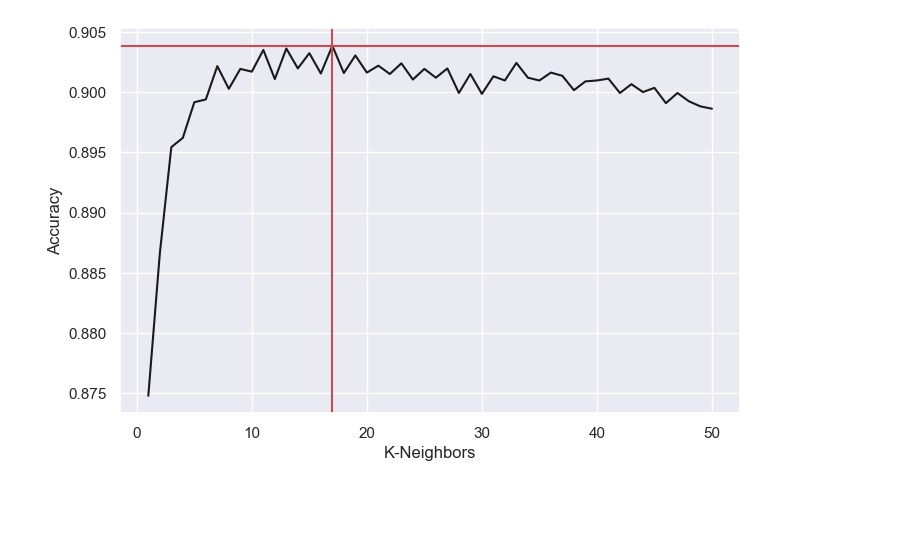
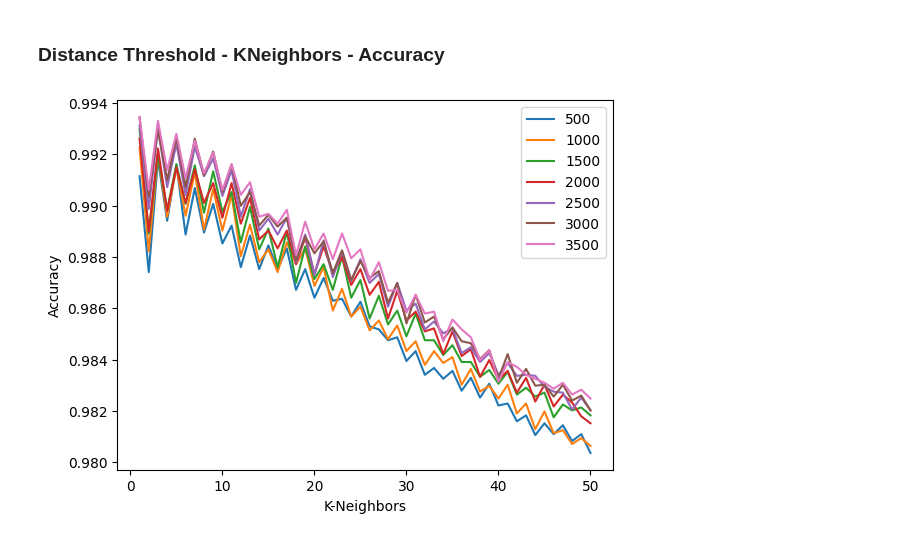
Before and after one commit to chhtwhc/DataMining-Final-Project, a Jupyter notebook: Final Project.ipynb, the cells around one changed output. Drawn from its saved outputs; the diff is of its cells as text; code cells hidden in the pictures; blank space fills up the shorter version.

```diff
--- a/Final Project.ipynb
+++ b/Final Project.ipynb
@@ -27,11 +39,4 @@ sn.heatmap(corrMatrix, annot=True)
-# %%
-# Select important variables
-trainFil = train.loc[:, ["Flight Distance", "Cleanliness"]]
-trainFil = trainFil.merge(train.loc[:, "Online boarding":"Baggage handling"], left_index=True, right_index=True)
-trainFil = trainFil.merge(trainDummy.loc[:, "Type of Travel_Business travel":"Class_Eco"], left_index=True, right_index=True)
-
-testFil = test.loc[:, ["Flight Distance", "Cleanliness"]]
-testFil = testFil.merge(test.loc[:, "Online boarding":"Baggage handling"], left_index=True, right_index=True)
-testFil = testFil.merge(testDummy.loc[:, "Type of Travel_Business travel":"Class_Eco"], left_index=True, right_index=True)
+# %% [markdown]
+### Distance Threshold - KNeighbors - Accuracy
 # %%
 from sklearn import preprocessing as pre
@@ -63,11 +77,11 @@ for n in range(1, 51):
-# %%
-plt.rcParams["figure.figsize"] = (8, 5)
-plt.plot(kNeighbor, accTrend, color="k")
-plt.axvline(x = accTrend.index(max(accTrend)) + 1, color = "r")
-plt.axhline(y = max(accTrend), color = "r")
-plt.xlabel("K-Neighbors")
-plt.ylabel("Accuracy")
-
-plt.show()
-# %% [output]
-[figure, removed]
+# %%
+for d in range(500, 4000, 500):
+    plt.plot(thresD[str(d)]["x"], thresD[str(d)]["y"], label = str(d))
+
+plt.rcParams["figure.figsize"] = (8, 6)
+plt.xlabel("K-Neighbors")
+plt.ylabel("Accuracy")
+plt.legend()
+plt.show()
+# %% [output]
+[figure, added]
```
Also changed, not shown: parts of 4 cells of this notebook.
